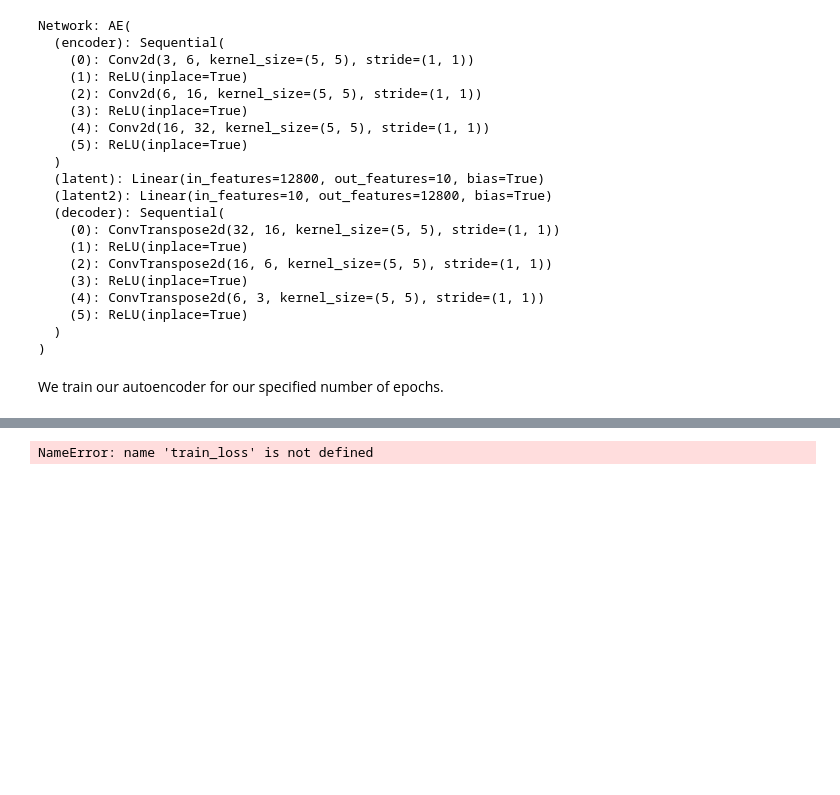
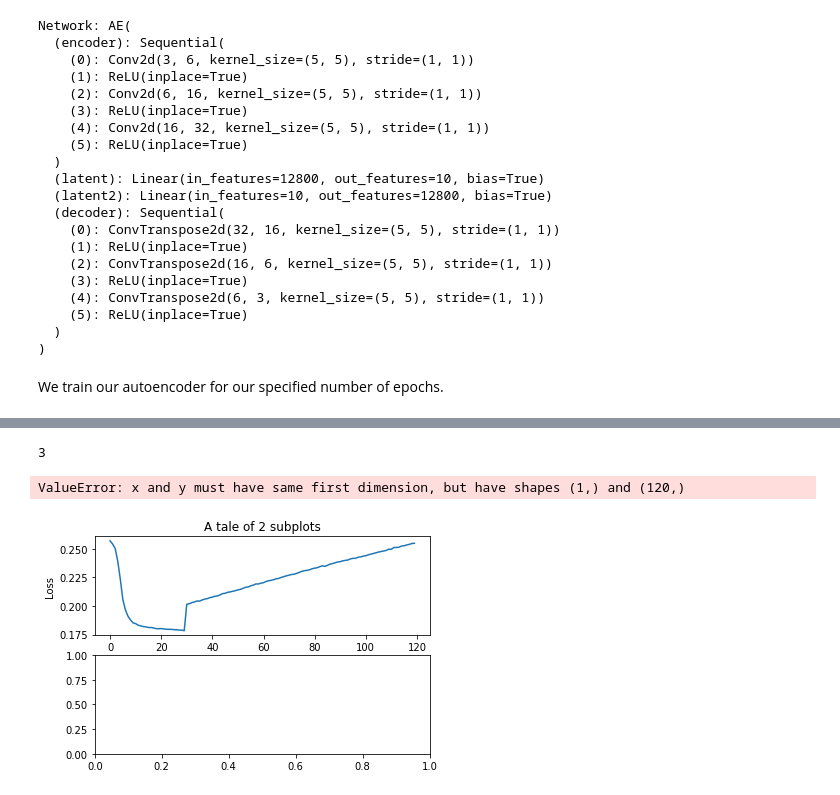
Before and after one commit to PhilipOe1612340/MMR-Autoencoder, a Jupyter notebook: src/autoencoder-pytorch.ipynb, the cells around one changed output, grey strips where cells are left out. Drawn from its saved outputs; the diff is of its cells as text; code cells hidden in the pictures; blank space fills up the shorter version.

```diff
--- a/src/autoencoder-pytorch.ipynb
+++ b/src/autoencoder-pytorch.ipynb
@@ -176,17 +193,33 @@ RuntimeError: size mismatch, m1: [4 x 3276800], m2: [12800 x 10] at C:/cb/pytorc
 # %%
 """
 *******************************************************
 ****** skip this step if you dont want to train *******
 *******************************************************
 """
 
 fig, ax = plt.subplots()
-ax.plot(train_loss)
-ax.set(xlabel='epoch', ylabel='loss')
-ax.grid()
-plt.draw()
+# ax.plot(train_loss, label='loss')
+# ax.plot(acc, label='accuracy')
+# ax.set(xlabel='epoch')
+# ax.grid()
+# ax.legend()
+# plt.draw()
+
+plt.subplot(2, 1, 1)
+plt.plot(train_loss)
+plt.title('A tale of 2 subplots')
+plt.ylabel('Loss')
+
+plt.subplot(2, 1, 2)
+plt.plot(train_acc)
+plt.xlabel('epoch')
+plt.ylabel('Accuracy')
+
+plt.show()
 # %% [output]
-NameError: name 'train_loss' is not defined
+3
+ValueError: x and y must have same first dimension, but have shapes (1,) and (120,)
+[figure, added]
 # %%
 from eval import *
 # load test set
```
Also changed, not shown: parts of 7 cells of this notebook, 2 other files.
